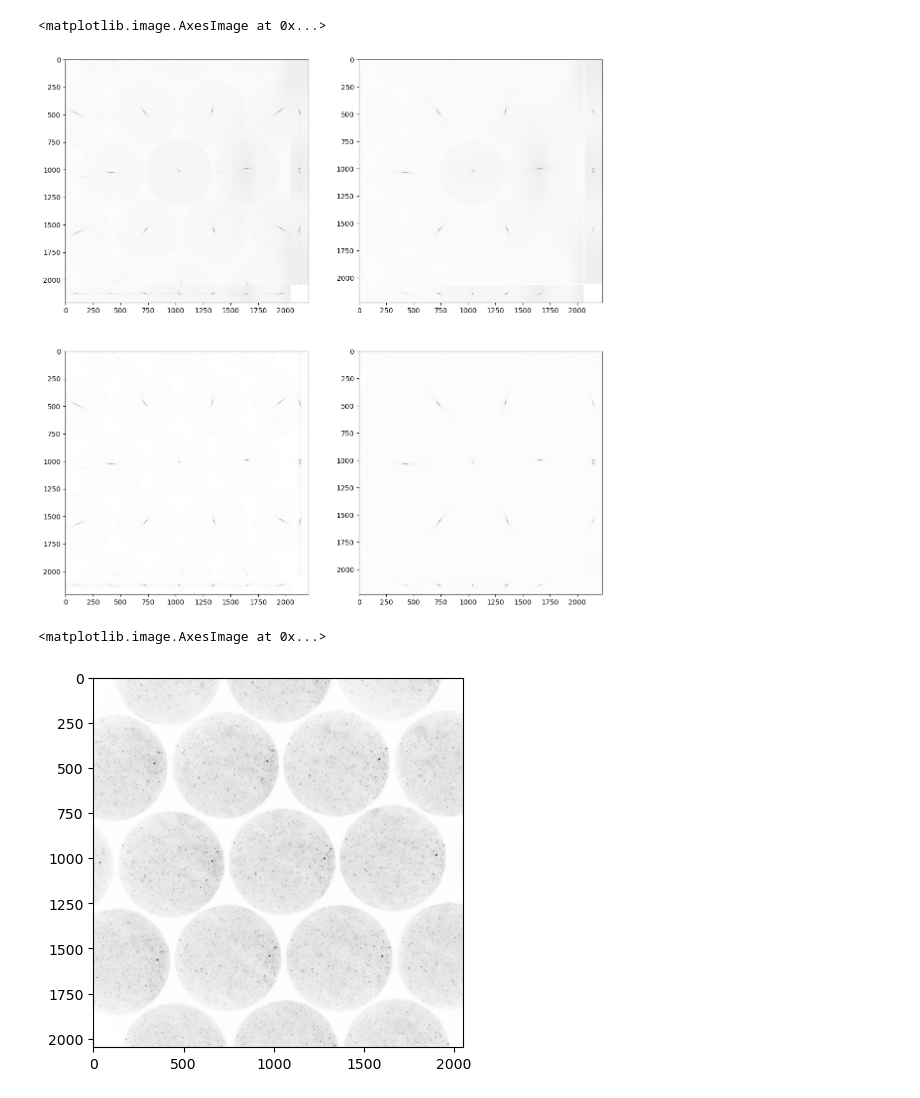
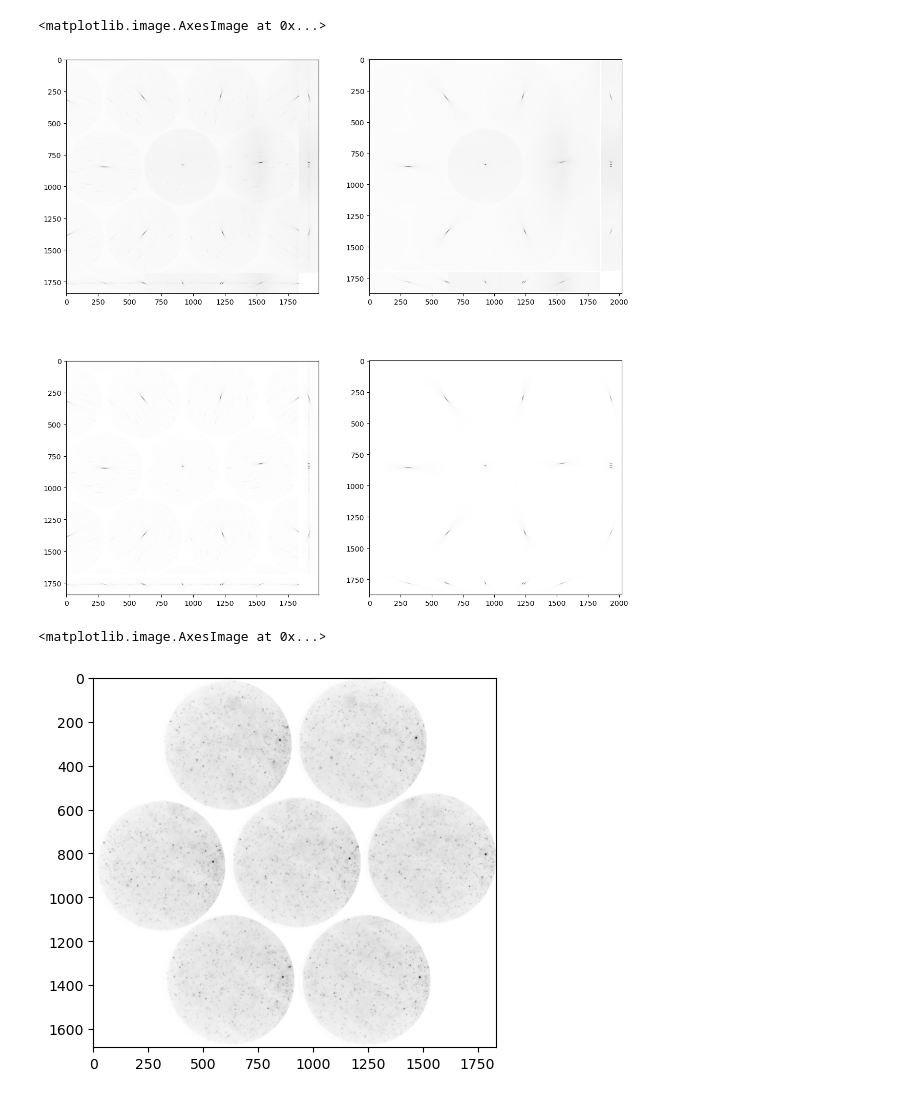
Before and after one commit to LukBorn/LFM, a Jupyter notebook: imaging/deconvolution_test.ipynb, the cells around one changed output. Saved outputs shown, nothing was run; the diff lists cells and outputs as text; code cells hidden in the pictures.

```diff
--- a/imaging/deconvolution_test.ipynb
+++ b/imaging/deconvolution_test.ipynb
@@ -41,6 +27,8 @@ with h5py.File(fn, 'r') as f:
     psf = np.array(f['psf'])
     psf_filtered = np.array(f["psf_clean"])
     bg = np.array(f["bg"])
+    crop = np.array(f["crop"])
+    circle_mask = np.array(f["circle_mask"])
 # %%
 fig, ax = plt.subplots(2,2, figsize=(14, 14))
 ax[0,0].imshow(create_projection_image(psf,np.max,pad=0), cmap='binary')
@@ -49,14 +37,14 @@ ax[1,0].imshow(create_projection_image(psf-bg,np.max,pad=0), cmap='binary')
 ax[1,1].imshow(create_projection_image(psf_filtered-bg,np.max,pad=10), cmap='binary')
 # %% [output]
 <matplotlib.image.AxesImage at 0x...>
-[figure, old version]
+[figure, new version]
 # %%
 dataset_name = "20250412_1651_LB_redFB_1-1000_3d_with coverslip_2"
 fn = os.path.join(pn_rec, dataset_name, 'psf.h5')
 with h5py.File(fn, 'r') as f:
     imgs = np.array(f["psf"])
-img = imgs[2,:,:]
+img = imgs[2,crop[0]:crop[1],crop[2]:crop[3]]*circle_mask[crop[0]:crop[1],crop[2]:crop[3]]
 plt.imshow(img, cmap='binary')
 # %% [output]
 <matplotlib.image.AxesImage at 0x...>
-[figure, old version]
+[figure, new version]
```
Also changed, not shown: parts of 17 cells of this notebook, 6 other files.
